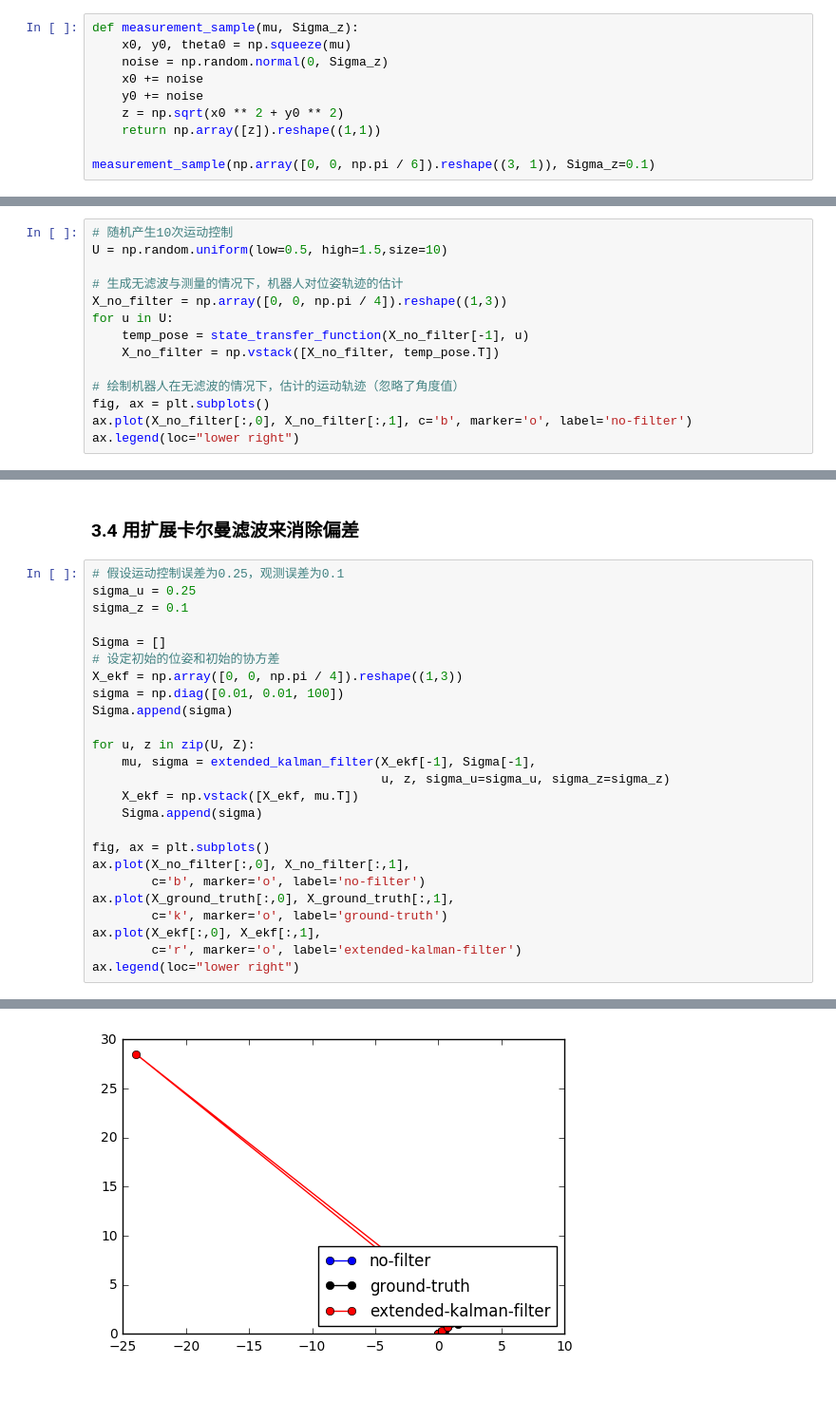
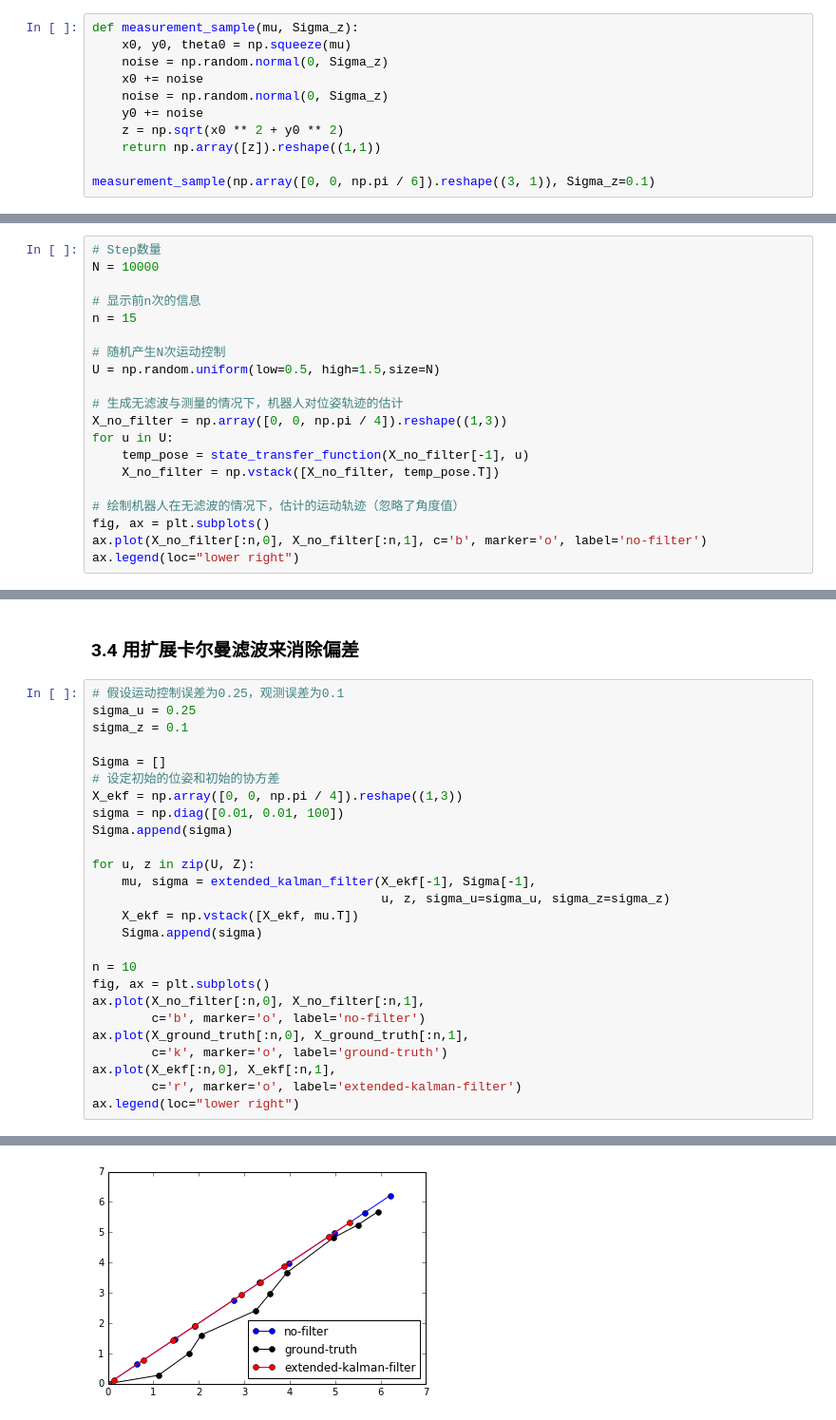
Before and after one commit to liuii/ProbRobotics, a Jupyter notebook: notebooks/01GaussianFileters/ExtendedKalmanFilter.ipynb, the cells around one changed output, grey strips where cells are left out. Shown at 95% size. Drawn from its saved outputs; the diff is of its cells as text; blank space fills up the shorter version.

```diff
--- a/notebooks/01GaussianFileters/ExtendedKalmanFilter.ipynb
+++ b/notebooks/01GaussianFileters/ExtendedKalmanFilter.ipynb
@@ -111,6 +111,7 @@ def measurement_sample(mu, Sigma_z):
     x0, y0, theta0 = np.squeeze(mu)
     noise = np.random.normal(0, Sigma_z)
     x0 += noise
+    noise = np.random.normal(0, Sigma_z)
     y0 += noise
     z = np.sqrt(x0 ** 2 + y0 ** 2)
     return np.array([z]).reshape((1,1))
@@ -239,8 +232,14 @@ G [[ 1.          0.         -0.70710678]
 
 ### 3.1 生成无滤波的位姿状态估计
 # %%
-# 随机产生10次运动控制
-U = np.random.uniform(low=0.5, high=1.5,size=10)
+# Step数量
+N = 10000
+
+# 显示前n次的信息
+n = 15
+
+# 随机产生N次运动控制
+U = np.random.uniform(low=0.5, high=1.5,size=N)
 
 # 生成无滤波与测量的情况下，机器人对位姿轨迹的估计
 X_no_filter = np.array([0, 0, np.pi / 4]).reshape((1,3))
@@ -250,7 +249,7 @@ for u in U:
 
 # 绘制机器人在无滤波的情况下，估计的运动轨迹（忽略了角度值）
 fig, ax = plt.subplots()
-ax.plot(X_no_filter[:,0], X_no_filter[:,1], c='b', marker='o', label='no-filter')
+ax.plot(X_no_filter[:n,0], X_no_filter[:n,1], c='b', marker='o', label='no-filter')
 ax.legend(loc="lower right")
 # %% [output]
 <matplotlib.legend.Legend at 0x...>
@@ -312,12 +307,13 @@ for u, z in zip(U, Z):
     X_ekf = np.vstack([X_ekf, mu.T])
     Sigma.append(sigma)
 
+n = 10
 fig, ax = plt.subplots()
-ax.plot(X_no_filter[:,0], X_no_filter[:,1],
+ax.plot(X_no_filter[:n,0], X_no_filter[:n,1],
         c='b', marker='o', label='no-filter')
-ax.plot(X_ground_truth[:,0], X_ground_truth[:,1],
+ax.plot(X_ground_truth[:n,0], X_ground_truth[:n,1],
         c='k', marker='o', label='ground-truth')
-ax.plot(X_ekf[:,0], X_ekf[:,1],
+ax.plot(X_ekf[:n,0], X_ekf[:n,1],
         c='r', marker='o', label='extended-kalman-filter')
 ax.legend(loc="lower right")
 # %% [output]
@@ -342 +321 @@ h(mu1) [[ 8.49205278]]
-[figure, old version]
+[figure, new version]
```
Also changed, not shown: parts of 27 cells of this notebook.
